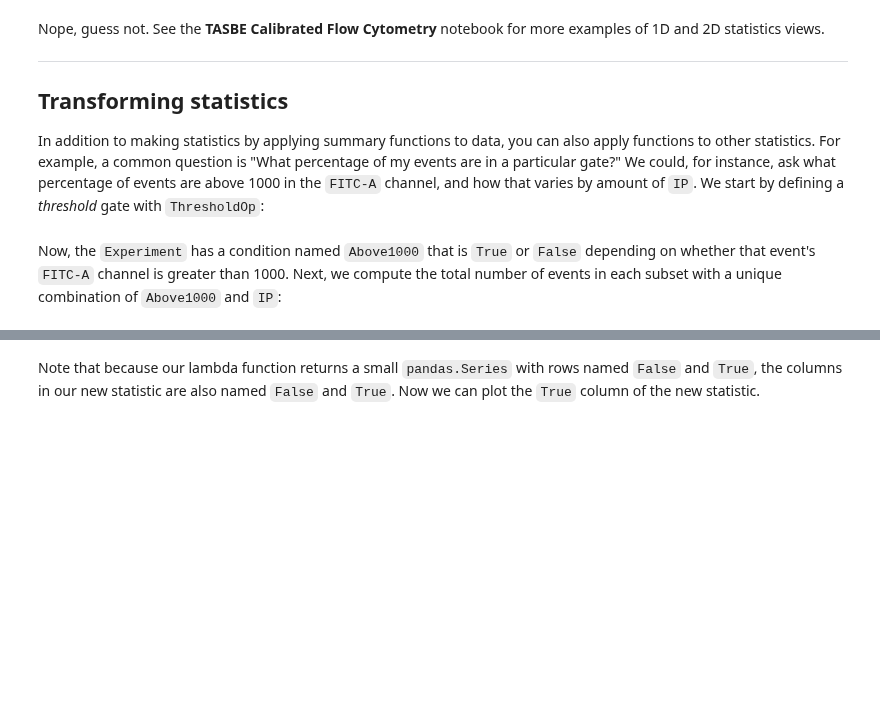
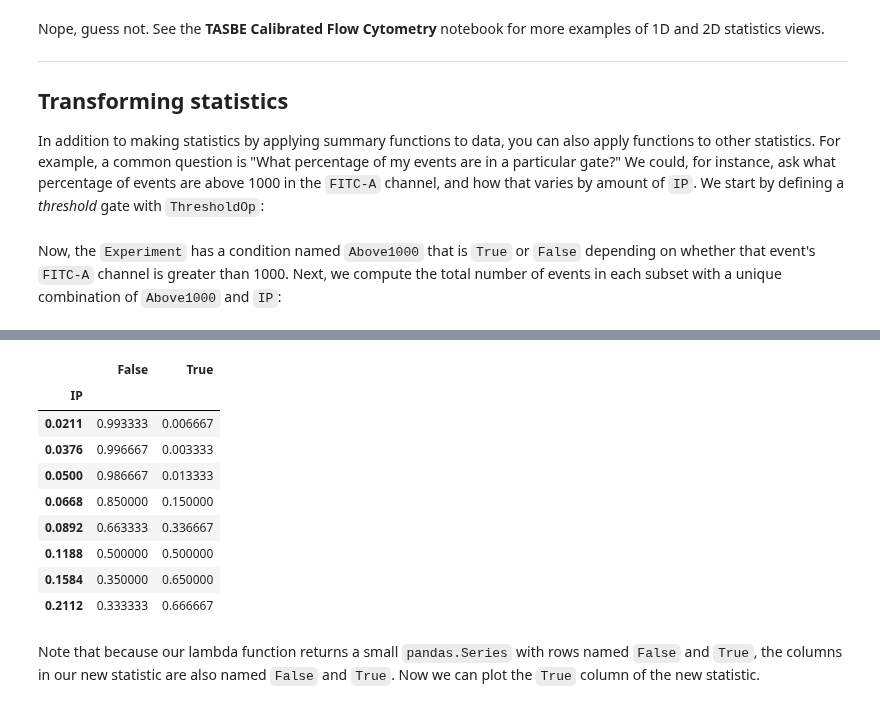
Before and after one commit to cytoflow/cytoflow, a Jupyter notebook: docs/examples-basic/Statistics.ipynb, the cells around one changed output, grey strips where cells are left out. Saved outputs shown, nothing was run; the diff lists cells and outputs as text; code cells hidden in the pictures; blank space fills up the shorter version.

```diff
--- a/docs/examples-basic/Statistics.ipynb
+++ b/docs/examples-basic/Statistics.ipynb
@@ -270,3 +258,23 @@ ex4.statistics["PropAbove1000"][0:8]
+# %%
+ex4 = flow.TransformStatisticOp(name = "PropAbove1000",
+                                statistic = "Above1000",
+                                feature = "FITC-A",
+                                by = ["IP"],
+                                function = lambda a: a / a.sum(),
+                                ignore_incomplete_groups = True).apply(ex3)
+
+ex4.statistics["PropAbove1000"][0:8]
+# %% [output]
+|  | False | True |
+| IP |  |  |
+| 0.0211 | 0.993333 | 0.006667 |
+| 0.0376 | 0.996667 | 0.003333 |
+| 0.0500 | 0.986667 | 0.013333 |
+| 0.0668 | 0.850000 | 0.150000 |
+| 0.0892 | 0.663333 | 0.336667 |
+| 0.1188 | 0.500000 | 0.500000 |
+| 0.1584 | 0.350000 | 0.650000 |
+| 0.2112 | 0.333333 | 0.666667 |
 # %% [markdown]
 Note that because our lambda function returns a small `pandas.Series` with rows named `False` and `True`, the columns in our new statistic are also named `False` and `True`. Now we can plot the `True` column of the new statistic.
 # %%
```
Also changed, not shown: parts of 15 cells of this notebook, 2 other files.
